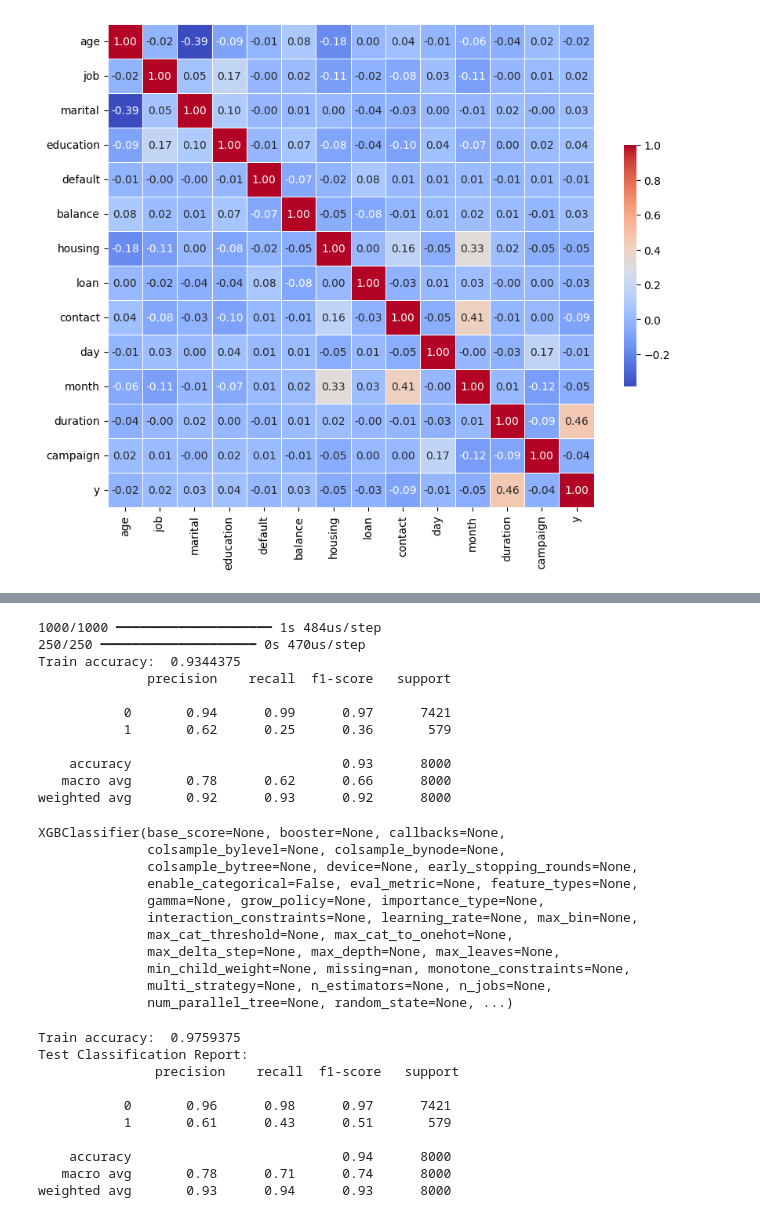
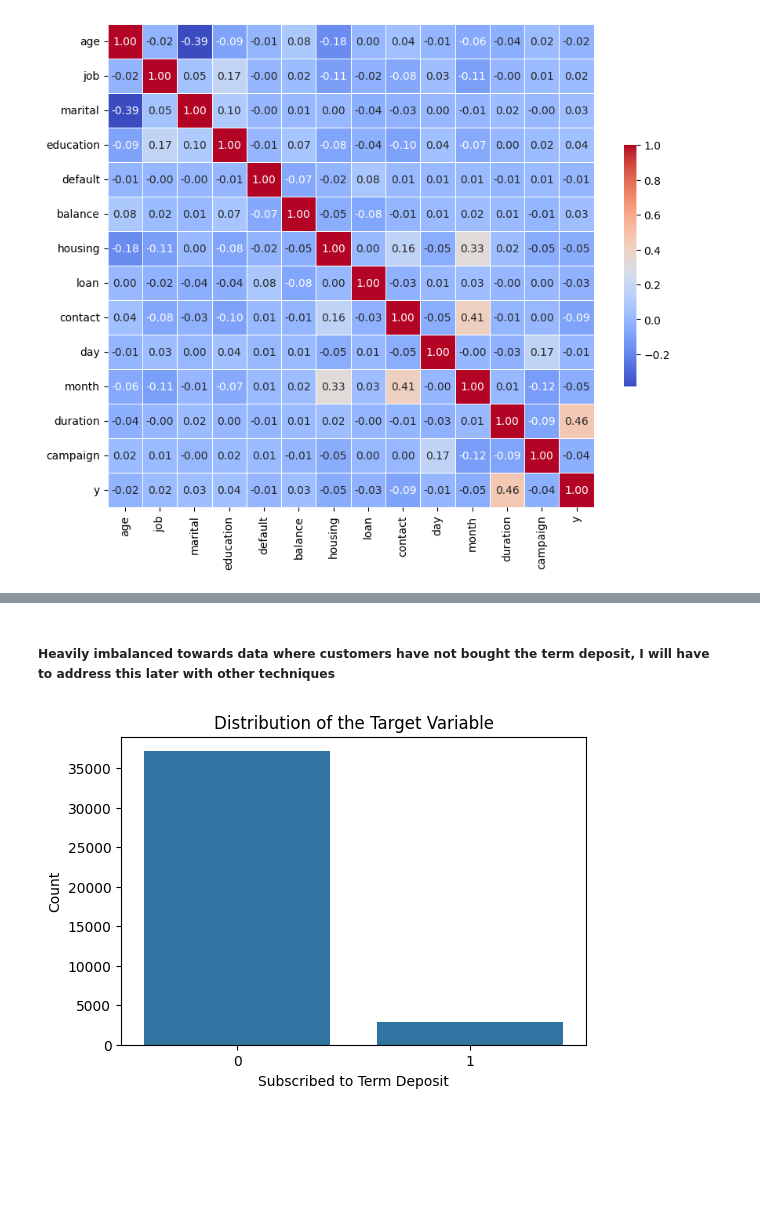
Before and after one commit to dafuego1/Apziva, a Jupyter notebook: notebooks/Term Deposit Marketing/Term Deposit Marketing.ipynb, the cells around one changed output, grey strips where cells are left out. Cells and saved outputs as stored; diff of their text form; code cells hidden in the pictures; blank space fills up the shorter version.

Commit message:
modified term deposit notebook

```diff
--- a/notebooks/Term Deposit Marketing/Term Deposit Marketing.ipynb
+++ b/notebooks/Term Deposit Marketing/Term Deposit Marketing.ipynb
@@ -206,49 +165,11 @@ Epoch 20/20
-# %%
-nn_pred_train = model.predict(X_train_scaled)
-nn_pred_test = model.predict(X_test_scaled)
-print("Train accuracy: ", accuracy_score(y_train, np.round(nn_pred_train)))
-print(classification_report(y_test, np.round(nn_pred_test)))
-# %% [output]
-1000/1000 ━━━━━━━━━━━━━━━━━━━━ 1s 484us/step
-250/250 ━━━━━━━━━━━━━━━━━━━━ 0s 470us/step
-Train accuracy:  0.9344375
-              precision    recall  f1-score   support
-
-           0       0.94      0.99      0.97      7421
-           1       0.62      0.25      0.36       579
-
-    accuracy                           0.93      8000
-   macro avg       0.78      0.62      0.66      8000
-weighted avg       0.92      0.93      0.92      8000
-# %%
-xgb_model = xgb.XGBClassifier()
-
-xgb_model.fit(X_train_scaled, y_train)
-# %% [output]
-XGBClassifier(base_score=None, booster=None, callbacks=None,
-              colsample_bylevel=None, colsample_bynode=None,
-              colsample_bytree=None, device=None, early_stopping_rounds=None,
-              enable_categorical=False, eval_metric=None, feature_types=None,
-              gamma=None, grow_policy=None, importance_type=None,
-              interaction_constraints=None, learning_rate=None, max_bin=None,
-              max_cat_threshold=None, max_cat_to_onehot=None,
-              max_delta_step=None, max_depth=None, max_leaves=None,
-              min_child_weight=None, missing=nan, monotone_constraints=None,
-              multi_strategy=None, n_estimators=None, n_jobs=None,
-              num_parallel_tree=None, random_state=None, ...)
-# %%
-y_pred_train = xgb_model.predict(X_train_scaled)
-y_pred_test = xgb_model.predict(X_test_scaled)
-print("Train accuracy: ", accuracy_score(y_train, y_pred_train))
-print("Test Classification Report:\n", classification_report(y_test, y_pred_test))
-# %% [output]
-Train accuracy:  0.9759375
-Test Classification Report:
-               precision    recall  f1-score   support
-
-           0       0.96      0.98      0.97      7421
-           1       0.61      0.43      0.51       579
-
-    accuracy                           0.94      8000
-   macro avg       0.78      0.71      0.74      8000
-weighted avg       0.93      0.94      0.93      8000
+# %% [markdown]
+##### Heavily imbalanced towards data where customers have not bought the term deposit, I will have to address this later with other techniques
+# %%
+plt.figure(figsize=(6, 4))
+sns.countplot(x='y', data=df)
+plt.xlabel('Subscribed to Term Deposit')
+plt.ylabel('Count')
+plt.title('Distribution of the Target Variable')
+plt.show()
+# %% [output]
+[figure, added]
```
Also changed, not shown: parts of 16 cells of this notebook.
